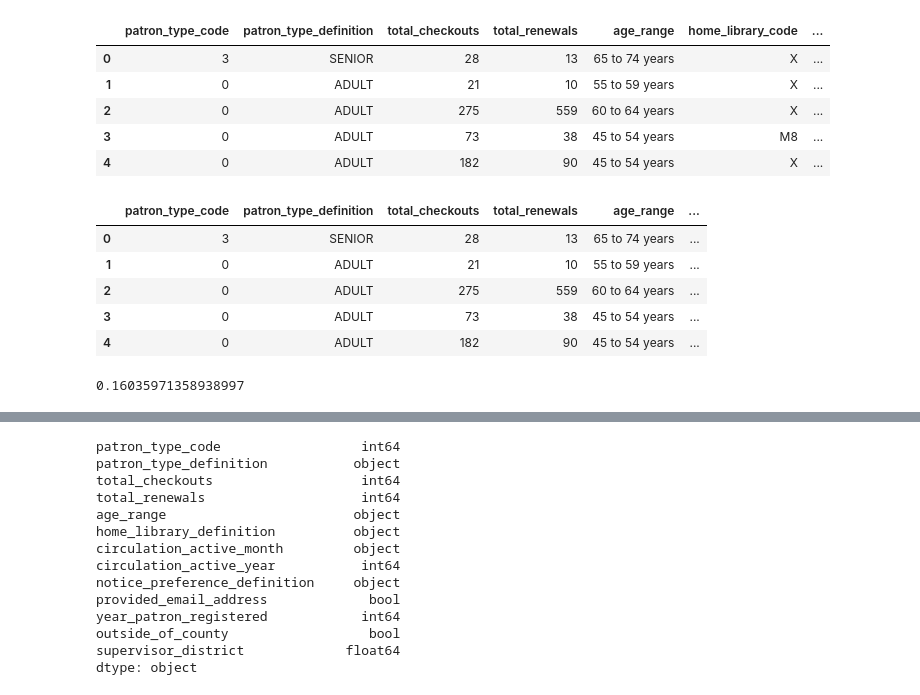
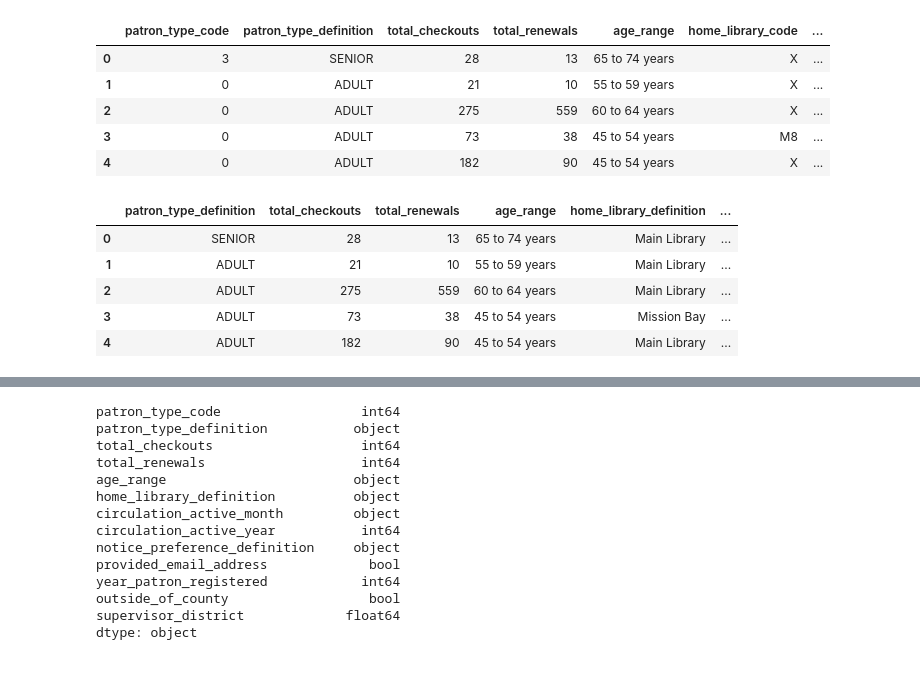
Before and after one commit to arispeaks/SFLibrary, a Jupyter notebook: SF_Library_Project.ipynb, the cells around one changed output, grey strips where cells are left out. Cells and saved outputs as stored; diff of their text form; code cells hidden in the pictures.

```diff
--- a/SF_Library_Project.ipynb
+++ b/SF_Library_Project.ipynb
@@ -97,10 +98,9 @@ When taking a brief look at the data, I noticed the following:
 # %% [markdown]
 ## Clean up
 # %%
-# Let's do some data clean up
-# I noticed the headers of all columns include spaces, get rid of spaces and make all lower case for easier referencing
-df.columns = df.columns.str.replace(' ', '_')
-df.columns = df.columns.str.lower()
+# I noticed the headers of all columns include spaces
+# I want get rid of spaces and make all lower case for easier referencing
+df.columns = df.columns.str.replace(' ', '_').str.lower()
 df.head()
 # %% [output]
 |  | patron_type_code | patron_type_definition | total_checkouts | total_renewals | age_range | home_library_code | ... |
@@ -109,22 +109,25 @@ df.head()
 | 2 | 0 | ADULT | 275 | 559 | 60 to 64 years | X | ... |
 | 3 | 0 | ADULT | 73 | 38 | 45 to 54 years | M8 | ... |
 | 4 | 0 | ADULT | 182 | 90 | 45 to 54 years | X | ... |
+# %%
+# There is repetative information in some columns:
+# home_library_code and home_library_definition
+# patron_type_code and patron_type_definition
+# notice_preference_definition, notice_preference_definition
+# I want to make the data as readable as possible, so I am going to keep the definitions and get rid of the codes.
+
+
+df.drop(['home_library_code','notice_preference_code', 'patron_type_code'], axis =1,inplace = True)
+df.head()
+# %% [output]
+|  | patron_type_definition | total_checkouts | total_renewals | age_range | home_library_definition | ... |
+| 0 | SENIOR | 28 | 13 | 65 to 74 years | Main Library | ... |
+| 1 | ADULT | 21 | 10 | 55 to 59 years | Main Library | ... |
+| 2 | ADULT | 275 | 559 | 60 to 64 years | Main Library | ... |
+| 3 | ADULT | 73 | 38 | 45 to 54 years | Mission Bay | ... |
+| 4 | ADULT | 182 | 90 | 45 to 54 years | Main Library | ... |
 # %%
-#I also notice some  repetative information in some columns, such as Home_Library_Code and Home_Library_Definition. I don't really want to
-#keep the code so I'll just keep the definitions. I also notice that the data for Supervisor District is not in the file,
-#so I'll go ahead and drop that column as well
-
-df.drop(['home_library_code','notice_preference_code'], axis =1,inplace = True)
-df.head()
+# I also noticed that the data for Supervisor District is not in the file
+# and this column has a significant amount of missing data ( ~30%)
+# so I am going to drop this column as well
+df.drop(['supervisor_district'], axis =1,inplace = True)
-# %% [output]
-|  | patron_type_code | patron_type_definition | total_checkouts | total_renewals | age_range | ... |
-| 0 | 3 | SENIOR | 28 | 13 | 65 to 74 years | ... |
-| 1 | 0 | ADULT | 21 | 10 | 55 to 59 years | ... |
-| 2 | 0 | ADULT | 275 | 559 | 60 to 64 years | ... |
-| 3 | 0 | ADULT | 73 | 38 | 45 to 54 years | ... |
-| 4 | 0 | ADULT | 182 | 90 | 45 to 54 years | ... |
-# %%
-#clean up the circualtion active year to drop all active year = None
-df.circulation_active_year[df.circulation_active_year == 'None'].count()/df.shape[0]
-# %% [output]
-0.16035971358938997
```
Also changed, not shown: parts of 13 cells of this notebook.
